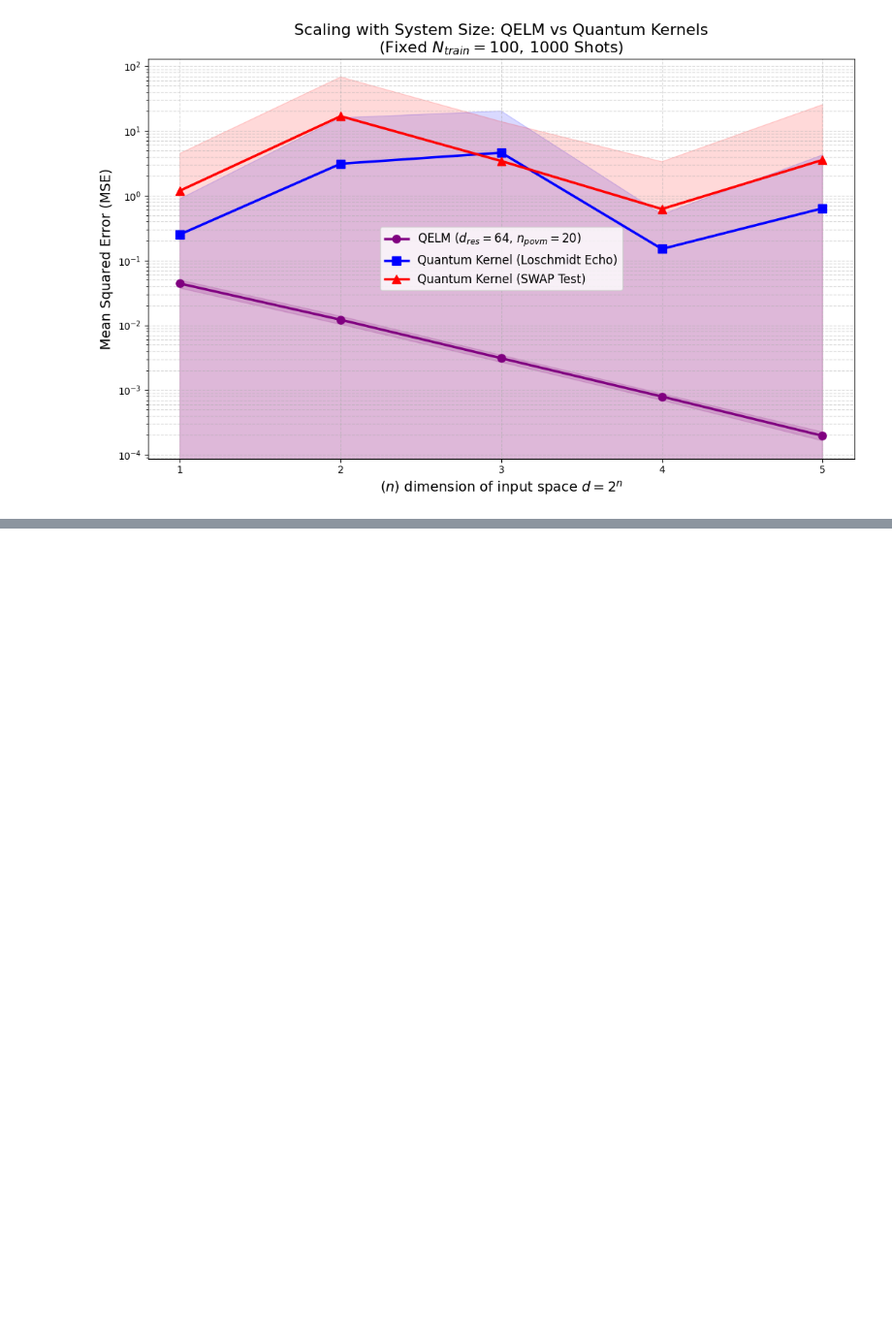
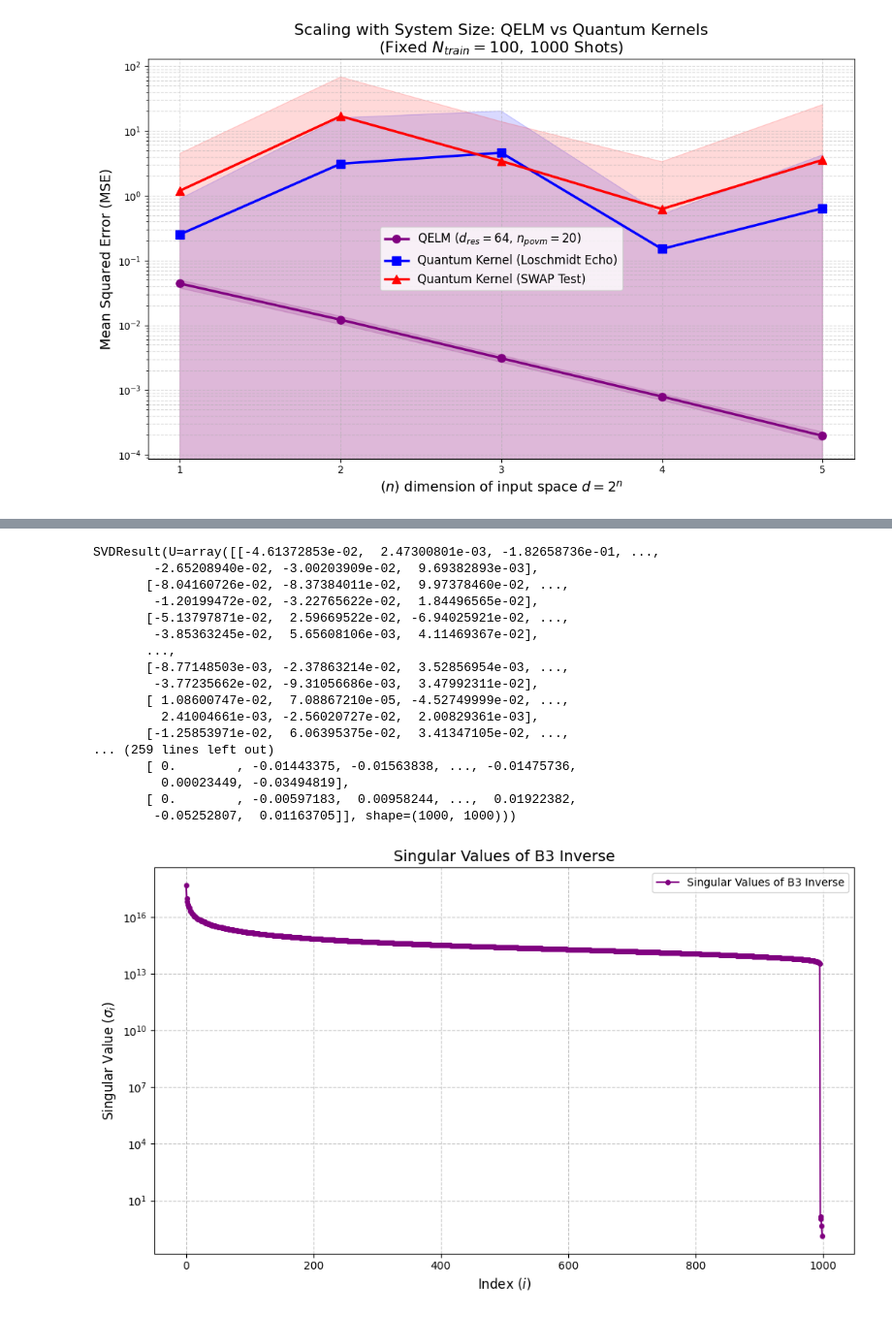
Before and after one commit to gianmarco-f/ML, a Jupyter notebook: QELMvsKER/QELMvsQK.ipynb, the cells around one changed output, grey strips where cells are left out. Shown at 97% size. Cells and saved outputs as stored; diff of their text form; code cells hidden in the pictures; blank space fills up the shorter version.

```diff
--- a/QELMvsKER/QELMvsQK.ipynb
+++ b/QELMvsKER/QELMvsQK.ipynb
@@ -659,0 +879,33 @@ Experiment finished in 44.3 minutes.
+# %%
+#print(singular_valuesB3)
+B3inv = np.linalg.inv(B3)
+print(np.linalg.svd(B3inv))
+plt.figure(figsize=(10, 6))
+plt.plot(np.linalg.svd(B3inv, compute_uv=False), 'o-', color='purple', markersize=4, label='Singular Values of B3 Inverse')
+plt.title('Singular Values of B3 Inverse', fontsize=14)
+plt.xlabel('Index ($i$)', fontsize=12)
+plt.ylabel('Singular Value ($\sigma_i$)', fontsize=12)
+plt.grid(True, linestyle='--', alpha=0.7)
+plt.yscale('log')
+plt.legend()
+plt.tight_layout()
+plt.show()
+# %% [output]
+SVDResult(U=array([[-4.61372853e-02,  2.47300801e-03, -1.82658736e-01, ...,
+        -2.65208940e-02, -3.00203909e-02,  9.69382893e-03],
+       [-8.04160726e-02, -8.37384011e-02,  9.97378460e-02, ...,
+        -1.20199472e-02, -3.22765622e-02,  1.84496565e-02],
+       [-5.13797871e-02,  2.59669522e-02, -6.94025921e-02, ...,
+        -3.85363245e-02,  5.65608106e-03,  4.11469367e-02],
+       ...,
+       [-8.77148503e-03, -2.37863214e-02,  3.52856954e-03, ...,
+        -3.77235662e-02, -9.31056686e-03,  3.47992311e-02],
+       [ 1.08600747e-02,  7.08867210e-05, -4.52749999e-02, ...,
+         2.41004661e-03, -2.56020727e-02,  2.00829361e-03],
+       [-1.25853971e-02,  6.06395375e-02,  3.41347105e-02, ...,
+... (259 lines left out)
+       [ 0.        , -0.01443375, -0.01563838, ..., -0.01475736,
+         0.00023449, -0.03494819],
+       [ 0.        , -0.00597183,  0.00958244, ...,  0.01922382,
+        -0.05252807,  0.01163705]], shape=(1000, 1000)))
+[figure, added]
```
Also changed, not shown: parts of 7 cells of this notebook, 9 other files.
